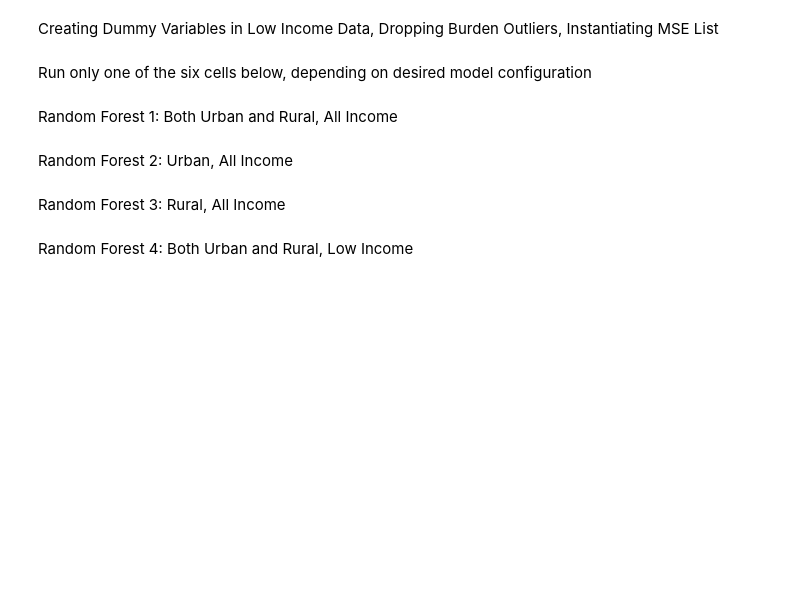
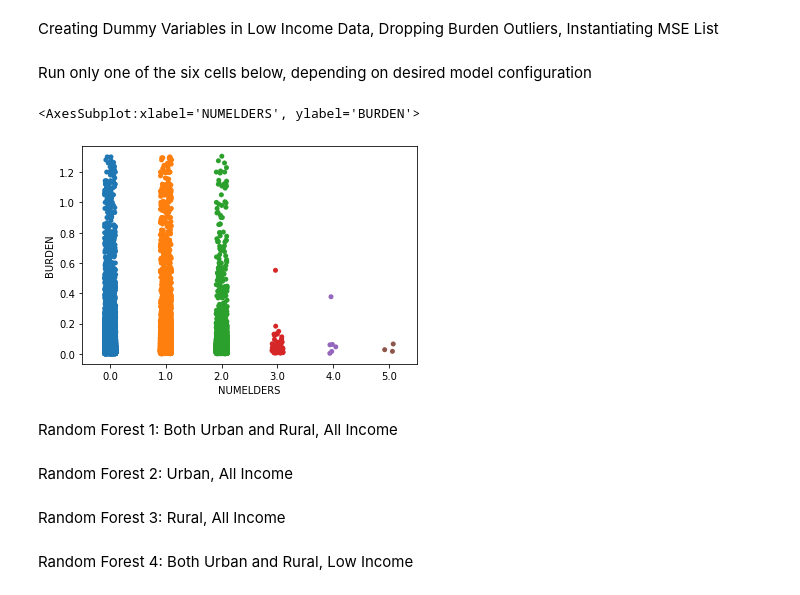
Before and after one commit to alex-maleno/BTCMiningCO2Footprint, a Jupyter notebook: planB/data/RF_notebook.ipynb, the cells around one changed output. Saved outputs shown, nothing was run; the diff lists cells and outputs as text; code cells hidden in the pictures; blank space fills up the shorter version.

```diff
--- a/planB/data/RF_notebook.ipynb
+++ b/planB/data/RF_notebook.ipynb
@@ -44,6 +44,12 @@ final_data_li.drop(final_data_li.loc[final_data_li['HINCP']==0].index, inplace=T
 mses = [[0,0] for i in range(6)]
 # %% [markdown]
 Run only one of the six cells below, depending on desired model configuration
+# %%
+import seaborn as sns
+sns.stripplot(x='NUMELDERS',y='BURDEN',data=final)
+# %% [output]
+<AxesSubplot:xlabel='NUMELDERS', ylabel='BURDEN'>
+[figure, added]
 # %% [markdown]
 Random Forest 1: Both Urban and Rural, All Income
 # %%
```
Also changed, not shown: parts of 5 cells of this notebook, 4 other files.
